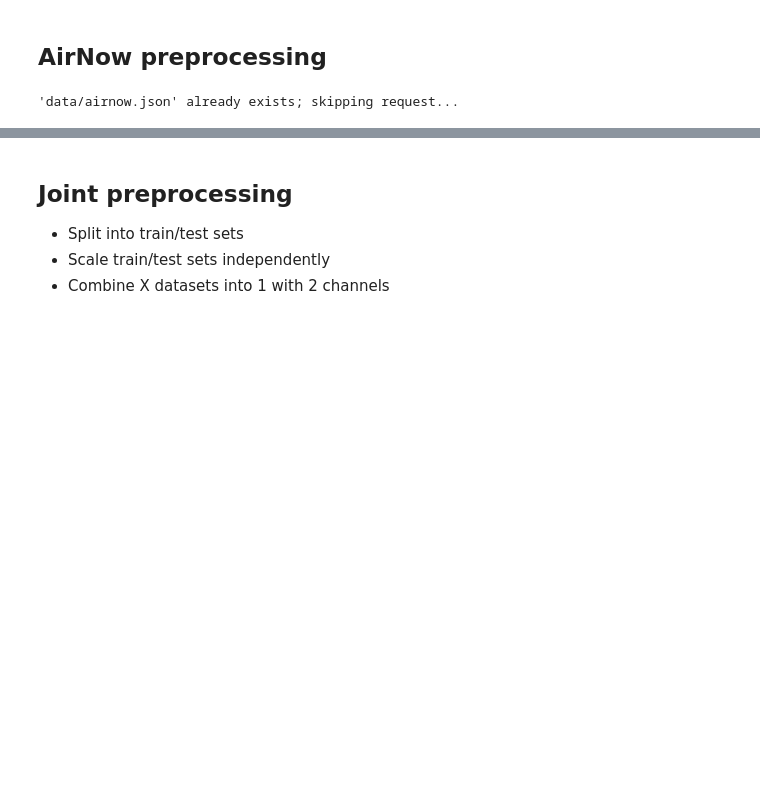
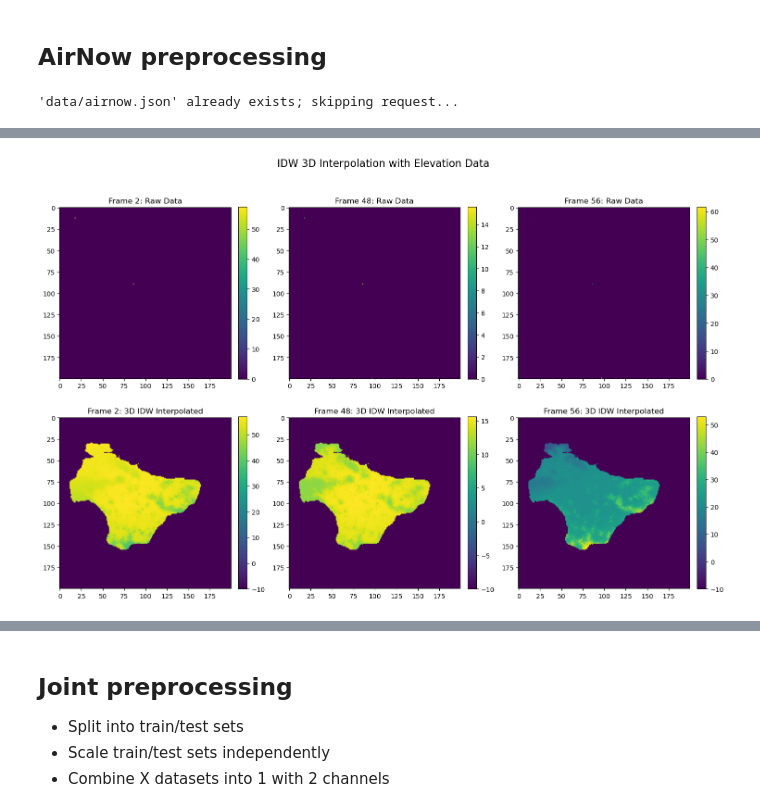
Before and after one commit to mohsley/wildfire, a Jupyter notebook: hysplit/organized/hysplit-airnow-revised.ipynb, the cells around one changed output, grey strips where cells are left out. Cells and saved outputs as stored; diff of their text form; code cells hidden in the pictures; blank space fills up the shorter version.

```diff
--- a/hysplit/organized/hysplit-airnow-revised.ipynb
+++ b/hysplit/organized/hysplit-airnow-revised.ipynb
@@ -149,0 +153,85 @@ print(Y.shape)
+# %%
+import matplotlib.pyplot as plt
+
+# Create a figure to display some raw and interpolated frames
+fig, axes = plt.subplots(2, 3, figsize=(15, 10))
+plt.suptitle('IDW 3D Interpolation with Elevation Data', fontsize=16)
+
+# Select 3 random frame indices to display
+import random
+num_frames = len(AD.ground_site_grids)
+display_indices = random.sample(range(num_frames), min(3, num_frames))
+
+for i, idx in enumerate(display_indices):
+    # Display original uninterpolated grid
+    im1 = axes[0, i].imshow(AD.ground_site_grids[idx], cmap='viridis')
+    axes[0, i].set_title(f'Frame {idx}: Raw Data')
+    plt.colorbar(im1, ax=axes[0, i], fraction=0.046, pad=0.04)
+
+    # Display interpolated grid (extracting from the processed dataset)
+    # Find which sample and time step this frame corresponds to
+    sample_idx = max(0, idx - AD.frames_per_sample + 1)
+    time_idx = idx - sample_idx if idx - sample_idx < AD.frames_per_sample else 0
+
+    if sample_idx < AD.data.shape[0] and time_idx < AD.data.shape[1]:
+        im2 = axes[1, i].imshow(np.squeeze(AD.data[sample_idx, time_idx]), cmap='viridis')
+        axes[1, i].set_title(f'Frame {idx}: 3D IDW Interpolated')
+        plt.colorbar(im2, ax=axes[1, i], fraction=0.046, pad=0.04)
+
+plt.tight_layout(rect=[0, 0, 1, 0.96])
+plt.show()
+
+# Display a single frame in more detail
+if num_frames > 0:
+    detail_idx = display_indices[0]
+
+    plt.figure(figsize=(12, 10))
+
+    # Plot the original uninterpolated grid
+    plt.subplot(2, 2, 1)
+    plt.imshow(AD.ground_site_grids[detail_idx], cmap='viridis')
+    plt.title('Uninterpolated Raw Data')
+    plt.colorbar(fraction=0.046, pad=0.04)
+
+    # Find and mark sensor locations
+    sensor_locs = np.array(list(AD.air_sens_loc.values()))
+    if len(sensor_locs) > 0:
+        plt.scatter(sensor_locs[:, 1], sensor_locs[:, 0], c='red', s=50, marker='x')
+
+    # Plot the interpolated grid
+    sample_idx = max(0, detail_idx - AD.frames_per_sample + 1)
+    time_idx = detail_idx - sample_idx if detail_idx - sample_idx < AD.frames_per_sample else 0
+
+    if sample_idx < AD.data.shape[0] and time_idx < AD.data.shape[1]:
+        plt.subplot(2, 2, 2)
+        plt.imshow(np.squeeze(AD.data[sample_idx, time_idx]), cmap='viridis')
+        plt.title('3D IDW Interpolated Data')
+        plt.colorbar(fraction=0.046, pad=0.04)
+
+        # Mark sensor locations on the interpolated grid
+        if len(sensor_locs) > 0:
+            plt.scatter(sensor_locs[:, 1], sensor_locs[:, 0], c='red', s=50, marker='x')
+
+    # Plot the elevation data
+    plt.subplot(2, 2, 3)
+    plt.imshow(AD.elevation, cmap='terrain')
+    plt.title('Elevation Data')
+    plt.colorbar(fraction=0.046, pad=0.04)
+
+    # Plot the mask
+    plt.subplot(2, 2, 4)
+    plt.imshow(AD.mask, cmap='gray')
+    plt.title('Mask Data')
+    plt.colorbar(fraction=0.046, pad=0.04)
+
+    plt.tight_layout()
+    plt.show()
+
+    # Print information about the interpolation
+    print(f"Total frames: {num_frames}")
+    print(f"Number of sensor locations: {len(AD.air_sens_loc)}")
+    print(f"Sensor locations: {list(AD.air_sens_loc.keys())}")
+    print(f"Grid dimensions: {AD.dim}x{AD.dim}")
+    print(f"IDW power parameter: {AD.idw_power}")
+# %% [output]
+[figure, added]
```
Also changed, not shown: parts of 20 cells of this notebook, 10 other files.
